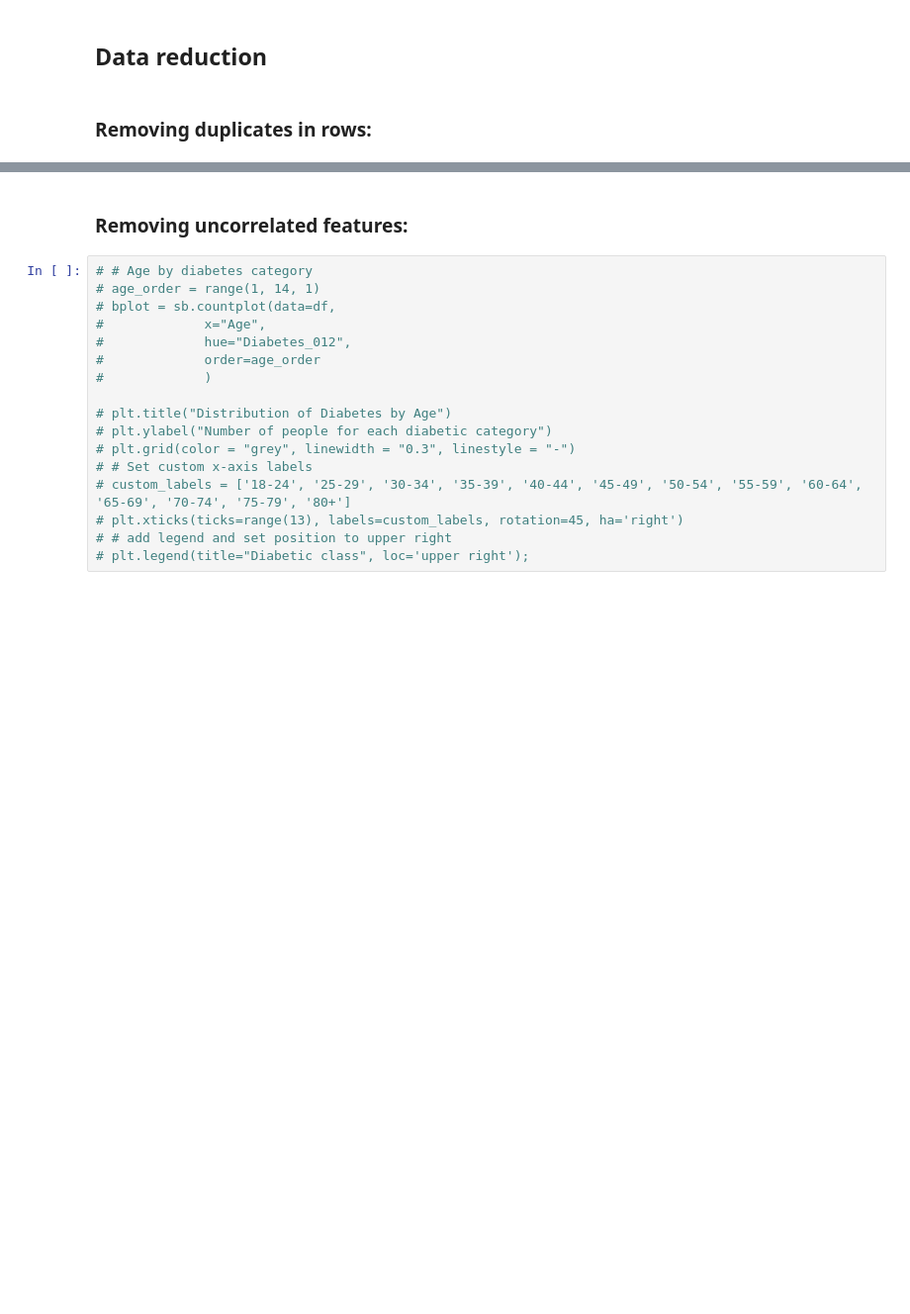
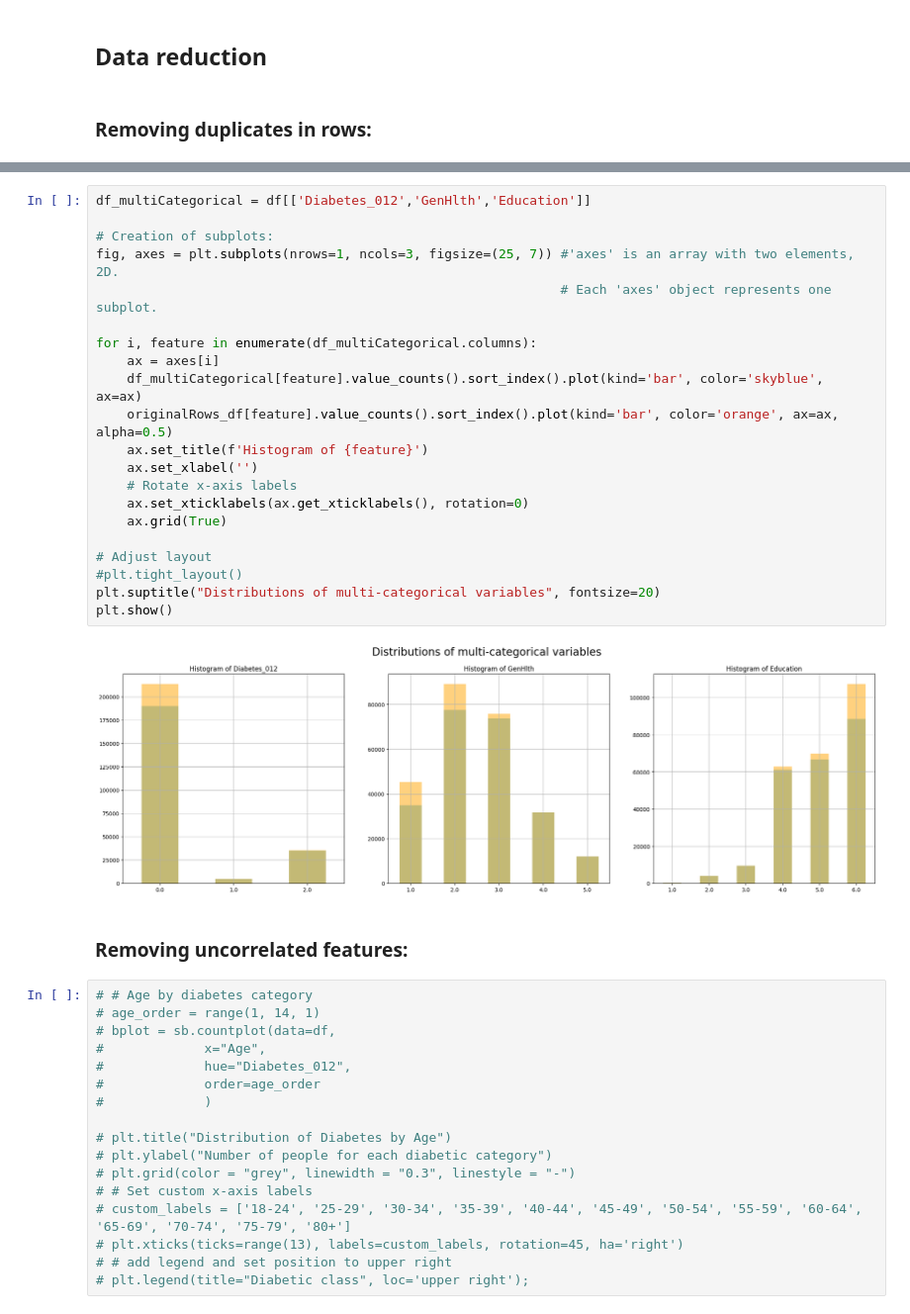
Before and after one commit to AliGarAlon/Diabetes_Project, a Jupyter notebook: diabetes_model.ipynb, the cells around one changed output, grey strips where cells are left out. Shown at 99% size. Cells and saved outputs as stored; diff of their text form; blank space fills up the shorter version.

```diff
--- a/diabetes_model.ipynb
+++ b/diabetes_model.ipynb
@@ -346,3 +421,26 @@ Number of rows after data reduction:  229772
+# %%
+df_multiCategorical = df[['Diabetes_012','GenHlth','Education']]
+
+# Creation of subplots:
+fig, axes = plt.subplots(nrows=1, ncols=3, figsize=(25, 7)) #'axes' is an array with two elements, 2D.
+                                                            # Each 'axes' object represents one subplot.
+
+for i, feature in enumerate(df_multiCategorical.columns):
+    ax = axes[i]
+    df_multiCategorical[feature].value_counts().sort_index().plot(kind='bar', color='skyblue', ax=ax)
+    originalRows_df[feature].value_counts().sort_index().plot(kind='bar', color='orange', ax=ax, alpha=0.5)
+    ax.set_title(f'Histogram of {feature}')
+    ax.set_xlabel('')
+    # Rotate x-axis labels
+    ax.set_xticklabels(ax.get_xticklabels(), rotation=0)
+    ax.grid(True)
+
+# Adjust layout
+#plt.tight_layout()
+plt.suptitle("Distributions of multi-categorical variables", fontsize=20)
+plt.show()
+# %% [output]
+[figure, added]
 # %% [markdown]
 ### Removing uncorrelated features:
 # %%
```
Also changed, not shown: parts of 18 cells of this notebook.
